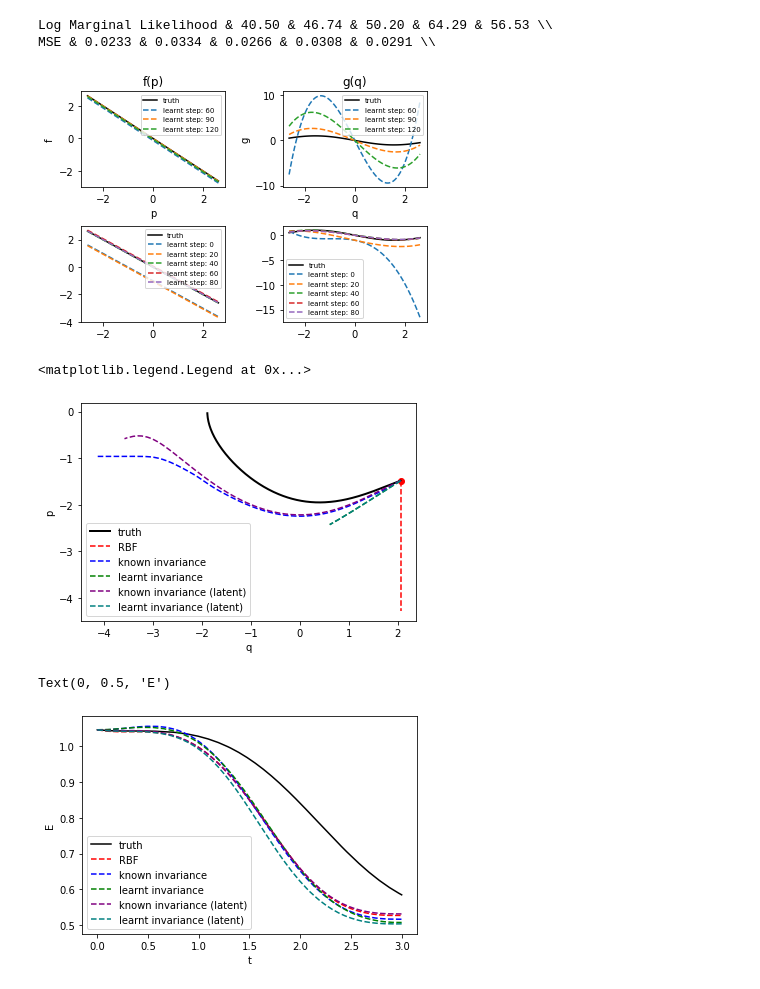
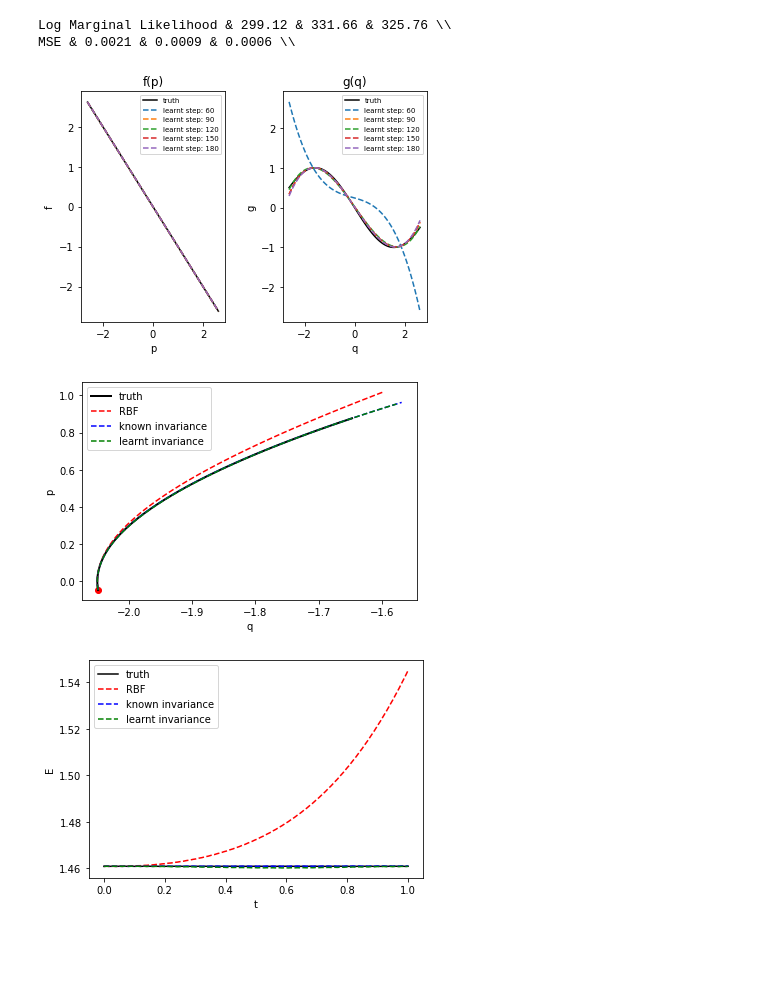
Before and after one commit to charlielao/dynamical_system_invariance_project, a Jupyter notebook: codes/run_pendulum.ipynb, the cells around one changed output. Drawn from its saved outputs; the diff is of its cells as text; code cells hidden in the pictures; blank space fills up the shorter version.

```diff
--- a/codes/run_pendulum.ipynb
+++ b/codes/run_pendulum.ipynb
@@ -10,18 +10,22 @@ from invariance_functions import *
 import os
 os.environ["CUDA_VISIBLE_DEVICES"] = '3'
 # %%
-man = ZeroMean(2)
 time_step = 0.01
-training_time = 0.1
+training_time = 0.12
 testing_time = 1
 
 max_x = 150
 max_v = 30
-n_train = 5
+n_train = 3
 train_starting_position = np.random.uniform(-max_x, max_x, (n_train))
 train_starting_velocity = np.random.uniform(-max_v, max_v, (n_train))
+#train_starting_position = [-94.44962797, 109.27339531, -17.09278996]
+#train_starting_velocity = [  1.13419609, -17.33191032,  -3.56046298]
 
 print(train_starting_position)
 print(train_starting_velocity)
 data = get_pendulum_data(time_step, training_time, 1e-8, train_starting_position, train_starting_velocity) #switch
+import matplotlib.pyplot as plt
+plt.scatter(train_starting_position, np.ones(3))
+plt.xlim(-150, 150)
 # %% [output]
@@ -30,9 +36,10 @@ data = get_pendulum_data(time_step, training_time, 1e-8, train_starting_position
 # %%
 
+mean = ZeroMean(2)
 moi, *dump = get_GPR_model(get_MOI(), mean, data, 500)
 print("moi:"+format(moi.log_marginal_likelihood().numpy(),".2f"))
-jitter = 1e-4
-invar_density = 40
+jitter = 5e-4
+invar_density = 50
 invar_range = 3
 poly_f_d = 2
 poly_g_d = 4
@@ -142,7 +141,7 @@ dynamics = pendulum_dynamics
 def energy(X):
     return 0.5*tf.square(X[:,1])-np.cos(X[:,0])
 
-for i in range(10):
+for i in range(1):
     print(i)
     test_starting_position = np.radians(np.random.uniform(-max_x, max_x))
     test_starting_velocity = np.radians(np.random.uniform(-max_v, max_v))
@@ -207,43 +187,41 @@ MSE & 0.0017 & 0.0007 & 0.0004 & 0.0005 & 0.0004 \\
 # %%
-print("Log Marginal Likelihood & " + format((moi.log_marginal_likelihood().numpy()),".2f")+" & "+ format((known.log_marginal_likelihood().numpy()),".2f") + " & "+ format((model.log_marginal_likelihood().numpy()),".2f") +" & "+ format((known_latent.log_marginal_likelihood().numpy()),".2f") + " & "+ format((model_latent.log_marginal_likelihood().numpy()),".2f")+ ' \\\\')
-print("MSE & "+ format((np.mean(eva_future_moi)),".4f")+" & "+format(np.mean(eva_future_inv),".4f")+" & "+format((np.mean(eva_future_inv_p)),".4f")+" & "+format((np.mean(eva_future_inv_l)),".4f")+" & "+format((np.mean(eva_future_inv_lp)),".4f")+ ' \\\\')
+print("Log Marginal Likelihood & " + format((moi.log_marginal_likelihood().numpy()),".2f")+" & "+ format((known.log_marginal_likelihood().numpy()),".2f") + " & "+ format((model.log_marginal_likelihood().numpy()),".2f") + ' \\\\')
+print("MSE & "+ format((np.mean(eva_future_moi)),".4f")+" & "+format(np.mean(eva_future_inv),".4f")+" & "+format((np.mean(eva_future_inv_p)),".4f")+ ' \\\\')
 # %% [output]
-Log Marginal Likelihood & 40.50 & 46.74 & 50.20 & 64.29 & 56.53 \\
-MSE & 0.0233 & 0.0334 & 0.0266 & 0.0308 & 0.0291 \\
+Log Marginal Likelihood & 299.12 & 331.66 & 325.76 \\
+MSE & 0.0021 & 0.0009 & 0.0006 \\
 # %%
 
 import matplotlib.pyplot as plt
 from numpy.polynomial import polynomial
 x = np.linspace(-np.radians(150),np.radians(150),100)
-fig, (axs) = plt.subplots(1, 2)
-axs[0].plot(x, -x, label='truth', color="black")
-axs[0].plot(x, -np.sin(x), color="black", label='truth')
-axs[1].plot(x, -x, label='truth', color="black")
-axs[1].plot(x, -np.sin(x), color="black", label='truth')
-axs[0].set_title("f(p)")
-axs[0].set_xlabel("p")
-axs[0].set_ylabel("f")
-axs[1].set_title("g(q)")
-axs[1].set_xlabel("q")
-axs[1].set_ylabel("g")
+fig, (ax1, ax2) = plt.subplots(1, 2)
+ax1.plot(x, -x, label='truth', color="black")
+ax2.plot(x, -np.sin(x), color="black", label='truth')
+ax1.set_title("f(p)")
+ax1.set_xlabel("p")
+ax1.set_ylabel("f")
+ax2.set_title("g(q)")
+ax2.set_xlabel("q")
+ax2.set_ylabel("g")
 for i, (f, g) in enumerate(zip(fs, gs)):
     if i%3==0 and i>3:
         multiplier = -learnt_kernel.f_poly.transform(f[1])
         f = polynomial.Polynomial(np.squeeze(learnt_kernel.f_poly.transform(f)))
         g = polynomial.Polynomial(np.squeeze(learnt_kernel.g_poly.transform(g)))
-        axs[0][0].plot(x, f(x)/multiplier, "--", label='learnt step: '+str(i*10))
-        axs[0][1].plot(x, g(x)/multiplier, "--", label='learnt step: '+ str(i*10))
-axs[0][0].legend(loc=1, prop={"size":7})
-axs[0][1].legend(loc=1, prop={"size":7})
+        ax1.plot(x, f(x)/multiplier, "--", label='learnt step: '+str(i*10))
+        ax2.plot(x, g(x)/multiplier, "--", label='learnt step: '+ str(i*10))
+ax1.legend(loc=1, prop={"size":7})
+ax2.legend(loc=1, prop={"size":7})
 plt.subplots_adjust(left=0.1,
                     bottom=0.1,
                     right=0.9,
                     top=0.9,
                     wspace=0.4,
                     hspace=0.4)
-#plt.savefig("figures/pendulum_learnt_over_time.pdf")
+plt.savefig("figures/pendulum_learnt_over_time.pdf")
 # %% [output]
-[figure, old version]
+[figure, new version]
 # %%
 
 import matplotlib.pyplot as plt
@@ -253,30 +231,24 @@ plt.plot(evaluate_moi[4][:,0],evaluate_moi[4][:,1], label="truth", color="black"
 plt.plot(evaluate_moi[1][:,0],evaluate_moi[1][:,1], "--", label='RBF', color="red")
 plt.plot(evaluate_invariance[1][:,0],evaluate_invariance[1][:,1], "--", label="known invariance", color="blue")
 plt.plot(evaluate_invariance_p[1][:,0],evaluate_invariance_p[1][:,1], "--", label="learnt invariance", color="green")
-plt.plot(evaluate_invariance_l[1][:,0],evaluate_invariance_l[1][:,1], "--", label="known invariance (latent)", color="purple")
-plt.plot(evaluate_invariance_lp[1][:,0],evaluate_invariance_lp[1][:,1], "--", label="learnt invariance (latent)", color="teal")
 plt.xlabel("q")
 plt.ylabel("p")
 plt.legend()
 plt.savefig("figures/pendulum_predicted.pdf")
 # %% [output]
-<matplotlib.legend.Legend at 0x...>
-[figure, old version]
+[figure, new version]
 # %%
 t = np.linspace(0, testing_time, int(testing_time/time_step))
 plt.plot(t, tf.squeeze(evaluate_invariance[5])+1, label="truth", color="black")
 plt.plot(t, tf.squeeze(evaluate_moi[6])+1, "--", label="RBF", color="red")
 plt.plot(t, tf.squeeze(evaluate_invariance[6])+1,"--" ,  label="known invariance", color="blue")
 plt.plot(t, tf.squeeze(evaluate_invariance_p[6])+1, "--",label="learnt invariance", color="green")
-plt.plot(t, tf.squeeze(evaluate_invariance_l[6])+1,"--" ,  label="known invariance (latent)", color="purple")
-plt.plot(t, tf.squeeze(evaluate_invariance_lp[6])+1, "--",label="learnt invariance (latent)", color="teal")
 plt.legend()
 plt.xlabel("t")
 plt.ylabel("E")
 plt.savefig("figures/pendulum_energy.pdf")
 # %% [output]
-Text(0, 0.5, 'E')
-[figure, old version]
+[figure, new version]
 # %%
 
 import importlib, sys
```
Also changed, not shown: parts of 7 cells of this notebook, 12 other files.
